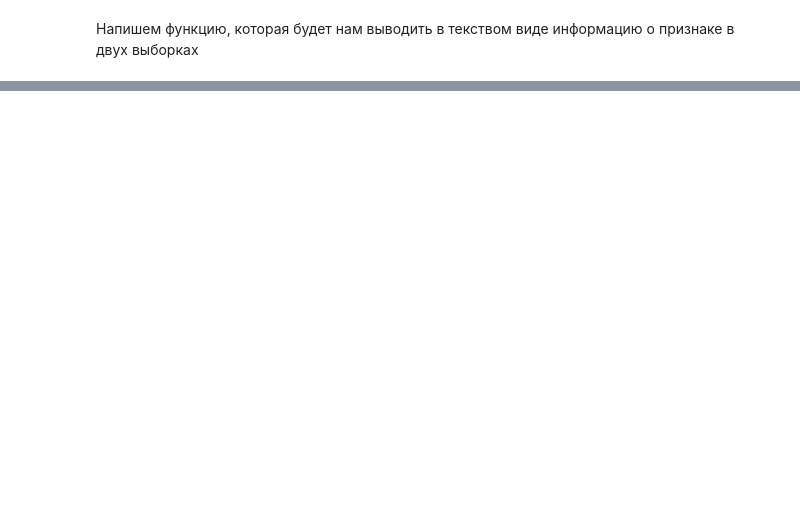
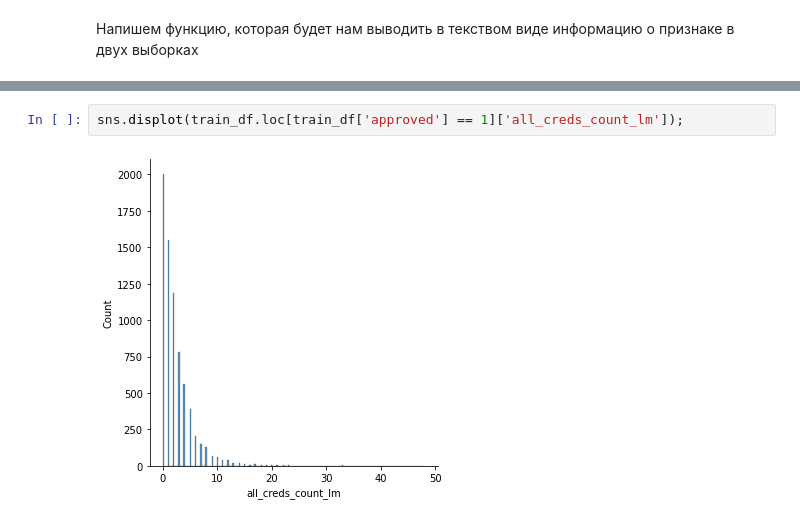
Before and after one commit to alexanderlakiza/misc, a Jupyter notebook: devim_enrollment.ipynb, the cells around one changed output, grey strips where cells are left out. Drawn from its saved outputs; the diff is of its cells as text; blank space fills up the shorter version.

```diff
--- a/devim_enrollment.ipynb
+++ b/devim_enrollment.ipynb
@@ -187,0 +830,4 @@ t_test('cred_sum_cc_all')
+# %%
+sns.displot(train_df.loc[train_df['approved'] == 1]['all_creds_count_lm']);
+# %% [output]
+[figure, added]
```
Also changed, not shown: parts of 73 cells of this notebook.
